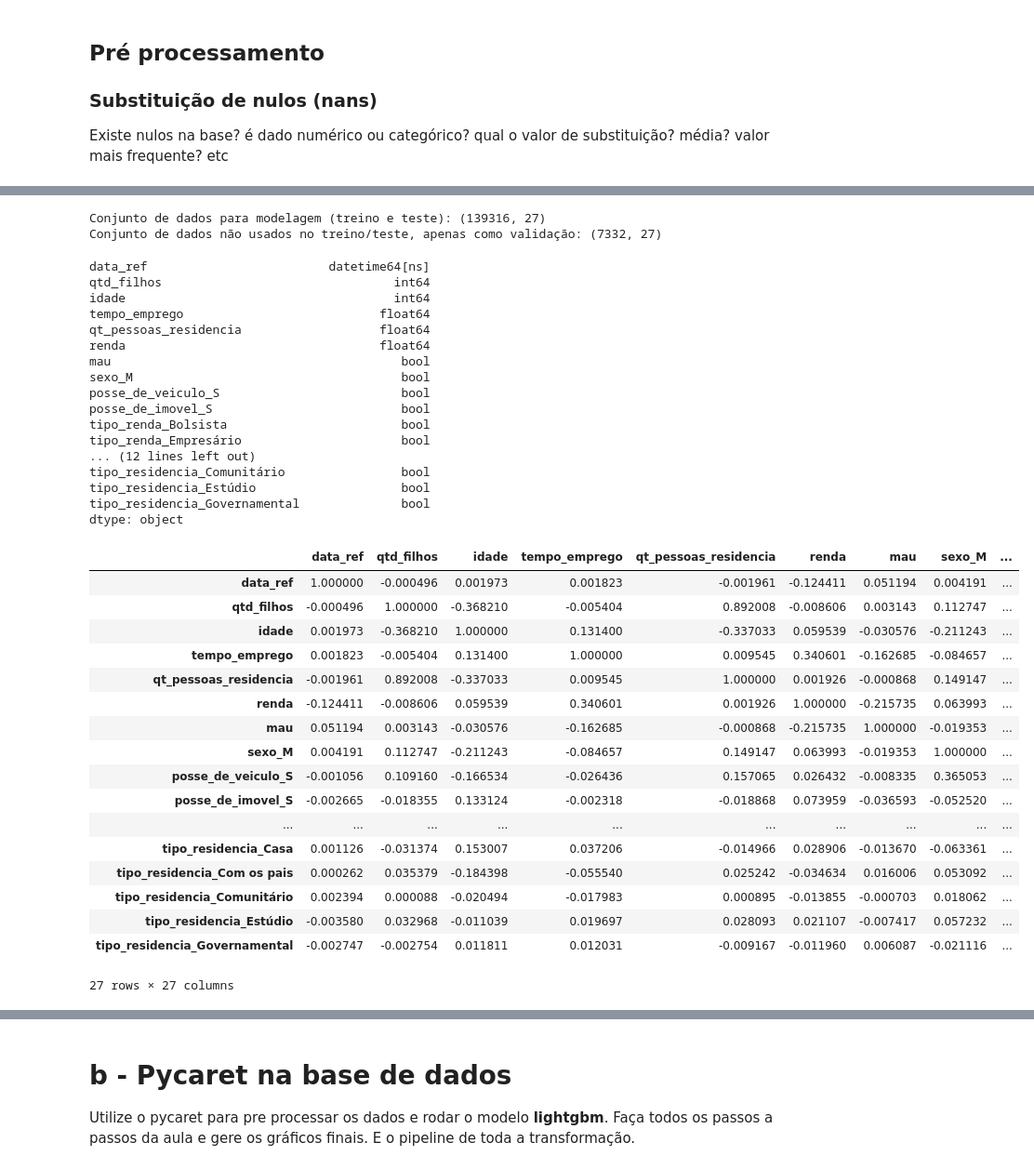
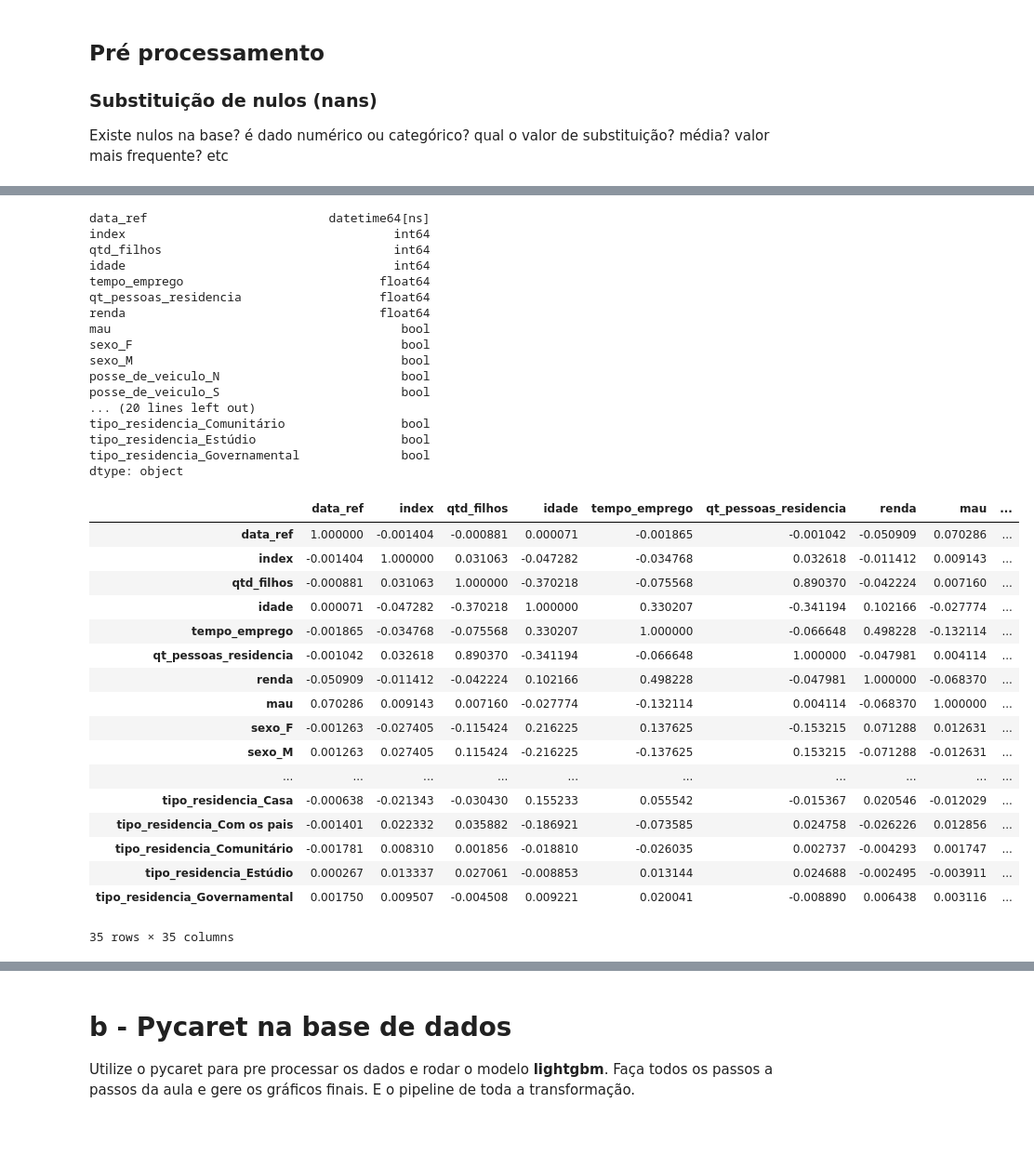
Before and after one commit to Jefersonfranca/EBAC_Curso_Cientista_de_Dados, a Jupyter notebook: Modulo 38 Streamlit VI e Pycaret/Exercicio/Mod38Exercicio1.ipynb, the cells around one changed output, grey strips where cells are left out. Shown at 93% size. Cells and saved outputs as stored; diff of their text form; code cells hidden in the pictures; blank space fills up the shorter version.

```diff
--- a/Modulo 38 Streamlit VI e Pycaret/Exercicio/Mod38Exercicio1.ipynb
+++ b/Modulo 38 Streamlit VI e Pycaret/Exercicio/Mod38Exercicio1.ipynb
@@ -333,0 +533,11 @@ Existe nulos na base? é dado numérico ou categórico? qual o valor de substitu
+# %%
+data = df.sample(frac=0.95, random_state=786)
+data_unseen = df.drop(data.index)
+data.reset_index(inplace=True, drop=True)
+data_unseen.reset_index(inplace=True, drop=True)
+df_encoded = pd.get_dummies(data, columns=[
+    'sexo', 'posse_de_veiculo', 'posse_de_imovel', 'tipo_renda',
+    'educacao', 'estado_civil', 'tipo_residencia'
+])
+print('Conjunto de dados para modelagem (treino e teste): ' + str(df_encoded.shape))
+print('Conjunto de dados não usados no treino/teste, apenas como validação: ' + str(df_encoded.shape))
@@ -471,10 +548,0 @@ preprocessamento()
-# %%
-data = df.sample(frac=0.95, random_state=786)
-data_unseen = df.drop(data.index)
-data.reset_index(inplace=True, drop=True)
-data_unseen.reset_index(inplace=True, drop=True)
-print('Conjunto de dados para modelagem (treino e teste): ' + str(data.shape))
-print('Conjunto de dados não usados no treino/teste, apenas como validação: ' + str(data_unseen.shape))
-# %% [output]
-Conjunto de dados para modelagem (treino e teste): (139316, 27)
-Conjunto de dados não usados no treino/teste, apenas como validação: (7332, 27)
@@ -483,41 +549,41 @@ from pycaret.classification import *
 # %%
-data.dtypes
+df_encoded.dtypes
 # %% [output]
 data_ref                         datetime64[ns]
+index                                     int64
 qtd_filhos                                int64
 idade                                     int64
 tempo_emprego                           float64
 qt_pessoas_residencia                   float64
 renda                                   float64
 mau                                        bool
+sexo_F                                     bool
 sexo_M                                     bool
+posse_de_veiculo_N                         bool
 posse_de_veiculo_S                         bool
-posse_de_imovel_S                          bool
-tipo_renda_Bolsista                        bool
-tipo_renda_Empresário                      bool
-... (12 lines left out)
+... (20 lines left out)
 tipo_residencia_Comunitário                bool
 tipo_residencia_Estúdio                    bool
 tipo_residencia_Governamental              bool
 dtype: object
 # %%
-data.corr()
+df_encoded.corr()
 # %% [output]
-|  | data_ref | qtd_filhos | idade | tempo_emprego | qt_pessoas_residencia | renda | mau | sexo_M | ... |
-| data_ref | 1.000000 | -0.000496 | 0.001973 | 0.001823 | -0.001961 | -0.124411 | 0.051194 | 0.004191 | ... |
-| qtd_filhos | -0.000496 | 1.000000 | -0.368210 | -0.005404 | 0.892008 | -0.008606 | 0.003143 | 0.112747 | ... |
-| idade | 0.001973 | -0.368210 | 1.000000 | 0.131400 | -0.337033 | 0.059539 | -0.030576 | -0.211243 | ... |
-| tempo_emprego | 0.001823 | -0.005404 | 0.131400 | 1.000000 | 0.009545 | 0.340601 | -0.162685 | -0.084657 | ... |
-| qt_pessoas_residencia | -0.001961 | 0.892008 | -0.337033 | 0.009545 | 1.000000 | 0.001926 | -0.000868 | 0.149147 | ... |
-| renda | -0.124411 | -0.008606 | 0.059539 | 0.340601 | 0.001926 | 1.000000 | -0.215735 | 0.063993 | ... |
-| mau | 0.051194 | 0.003143 | -0.030576 | -0.162685 | -0.000868 | -0.215735 | 1.000000 | -0.019353 | ... |
-| sexo_M | 0.004191 | 0.112747 | -0.211243 | -0.084657 | 0.149147 | 0.063993 | -0.019353 | 1.000000 | ... |
-| posse_de_veiculo_S | -0.001056 | 0.109160 | -0.166534 | -0.026436 | 0.157065 | 0.026432 | -0.008335 | 0.365053 | ... |
-| posse_de_imovel_S | -0.002665 | -0.018355 | 0.133124 | -0.002318 | -0.018868 | 0.073959 | -0.036593 | -0.052520 | ... |
+|  | data_ref | index | qtd_filhos | idade | tempo_emprego | qt_pessoas_residencia | renda | mau | ... |
+| data_ref | 1.000000 | -0.001404 | -0.000881 | 0.000071 | -0.001865 | -0.001042 | -0.050909 | 0.070286 | ... |
+| index | -0.001404 | 1.000000 | 0.031063 | -0.047282 | -0.034768 | 0.032618 | -0.011412 | 0.009143 | ... |
+| qtd_filhos | -0.000881 | 0.031063 | 1.000000 | -0.370218 | -0.075568 | 0.890370 | -0.042224 | 0.007160 | ... |
+| idade | 0.000071 | -0.047282 | -0.370218 | 1.000000 | 0.330207 | -0.341194 | 0.102166 | -0.027774 | ... |
+| tempo_emprego | -0.001865 | -0.034768 | -0.075568 | 0.330207 | 1.000000 | -0.066648 | 0.498228 | -0.132114 | ... |
+| qt_pessoas_residencia | -0.001042 | 0.032618 | 0.890370 | -0.341194 | -0.066648 | 1.000000 | -0.047981 | 0.004114 | ... |
+| renda | -0.050909 | -0.011412 | -0.042224 | 0.102166 | 0.498228 | -0.047981 | 1.000000 | -0.068370 | ... |
+| mau | 0.070286 | 0.009143 | 0.007160 | -0.027774 | -0.132114 | 0.004114 | -0.068370 | 1.000000 | ... |
+| sexo_F | -0.001263 | -0.027405 | -0.115424 | 0.216225 | 0.137625 | -0.153215 | 0.071288 | 0.012631 | ... |
+| sexo_M | 0.001263 | 0.027405 | 0.115424 | -0.216225 | -0.137625 | 0.153215 | -0.071288 | -0.012631 | ... |
 | ... | ... | ... | ... | ... | ... | ... | ... | ... | ... |
-| tipo_residencia_Casa | 0.001126 | -0.031374 | 0.153007 | 0.037206 | -0.014966 | 0.028906 | -0.013670 | -0.063361 | ... |
-| tipo_residencia_Com os pais | 0.000262 | 0.035379 | -0.184398 | -0.055540 | 0.025242 | -0.034634 | 0.016006 | 0.053092 | ... |
-| tipo_residencia_Comunitário | 0.002394 | 0.000088 | -0.020494 | -0.017983 | 0.000895 | -0.013855 | -0.000703 | 0.018062 | ... |
-| tipo_residencia_Estúdio | -0.003580 | 0.032968 | -0.011039 | 0.019697 | 0.028093 | 0.021107 | -0.007417 | 0.057232 | ... |
-| tipo_residencia_Governamental | -0.002747 | -0.002754 | 0.011811 | 0.012031 | -0.009167 | -0.011960 | 0.006087 | -0.021116 | ... |
+| tipo_residencia_Casa | -0.000638 | -0.021343 | -0.030430 | 0.155233 | 0.055542 | -0.015367 | 0.020546 | -0.012029 | ... |
+| tipo_residencia_Com os pais | -0.001401 | 0.022332 | 0.035882 | -0.186921 | -0.073585 | 0.024758 | -0.026226 | 0.012856 | ... |
+| tipo_residencia_Comunitário | -0.001781 | 0.008310 | 0.001856 | -0.018810 | -0.026035 | 0.002737 | -0.004293 | 0.001747 | ... |
+| tipo_residencia_Estúdio | 0.000267 | 0.013337 | 0.027061 | -0.008853 | 0.013144 | 0.024688 | -0.002495 | -0.003911 | ... |
+| tipo_residencia_Governamental | 0.001750 | 0.009507 | -0.004508 | 0.009221 | 0.020041 | -0.008890 | 0.006438 | 0.003116 | ... |
-27 rows × 27 columns
+35 rows × 35 columns
```
Also changed, not shown: parts of 53 cells of this notebook.
